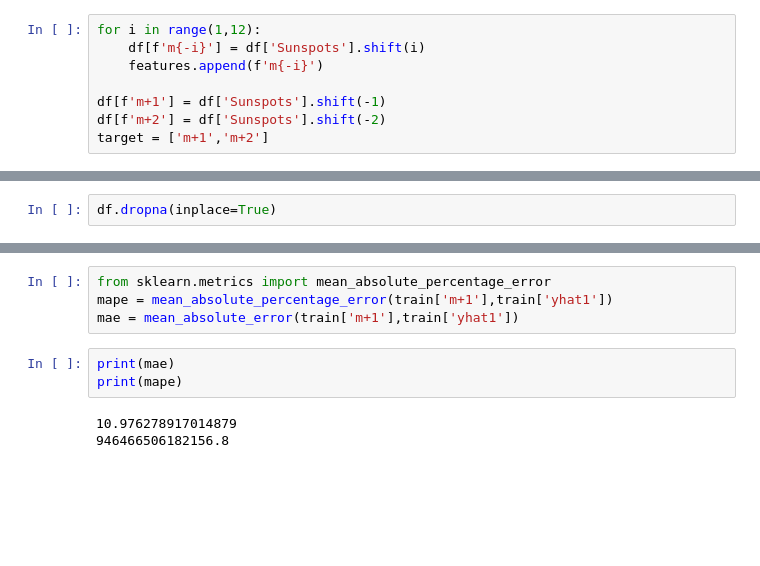
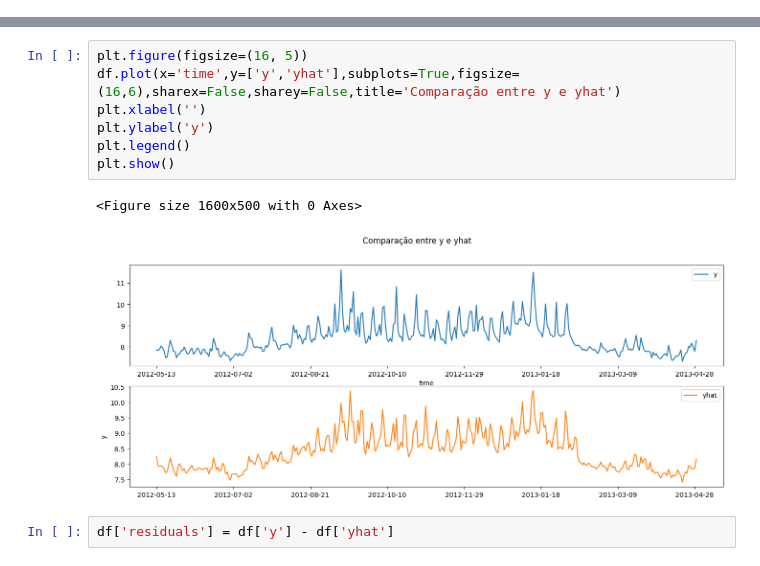
Before and after one commit to HerbertMariano/time-series-forecasting, a Jupyter notebook: mancha_solar.ipynb, the cells around one changed output, grey strips where cells are left out. Cells and saved outputs as stored; diff of their text form; blank space fills up the shorter version.

```diff
--- a/mancha_solar.ipynb
+++ b/mancha_solar.ipynb
@@ -65,8 +106,0 @@ df
-# %%
-for i in range(1,12):
-    df[f'm{-i}'] = df['Sunspots'].shift(i)
-    features.append(f'm{-i}')
-
-df[f'm+1'] = df['Sunspots'].shift(-1)
-df[f'm+2'] = df['Sunspots'].shift(-2)
-target = ['m+1','m+2']
@@ -79,2 +106,0 @@ df.head(20)
-# %%
-df.dropna(inplace=True)
@@ -157,10 +107,12 @@ train[['m+2','yhat2']].plot(figsize=(18,5),rot=45)
-# %%
-from sklearn.metrics import mean_absolute_percentage_error
-mape = mean_absolute_percentage_error(train['m+1'],train['yhat1'])
-mae = mean_absolute_error(train['m+1'],train['yhat1'])
-# %%
-print(mae)
-print(mape)
-# %% [output]
-10.976278917014879
-946466506182156.8
+# %%
+plt.figure(figsize=(16, 5))
+df.plot(x='time',y=['y','yhat'],subplots=True,figsize=(16,6),sharex=False,sharey=False,title='Comparação entre y e yhat')
+plt.xlabel('')
+plt.ylabel('y')
+plt.legend()
+plt.show()
+# %% [output]
+<Figure size 1600x500 with 0 Axes>
+[figure, added]
+# %%
+df['residuals'] = df['y'] - df['yhat']
```
Also changed, not shown: parts of 29 cells of this notebook, 5 other files.
